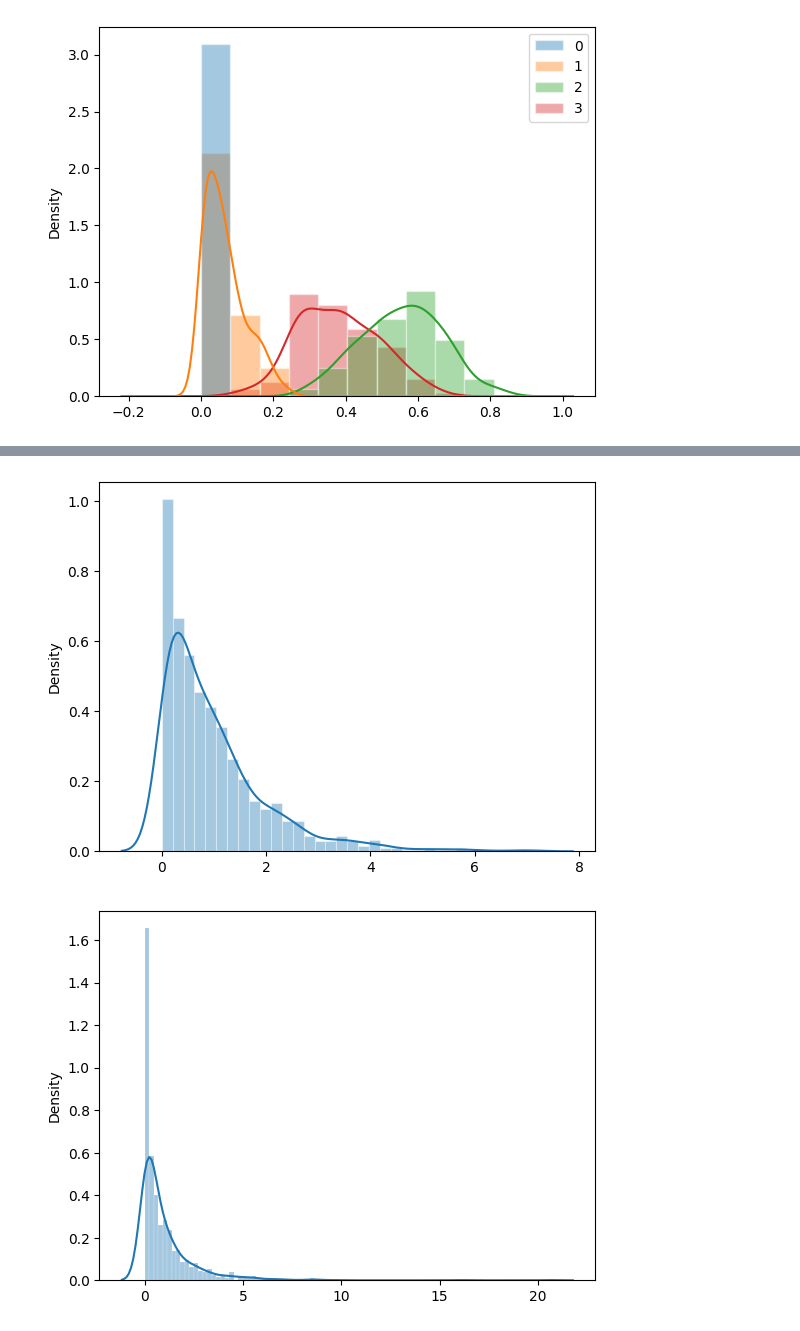
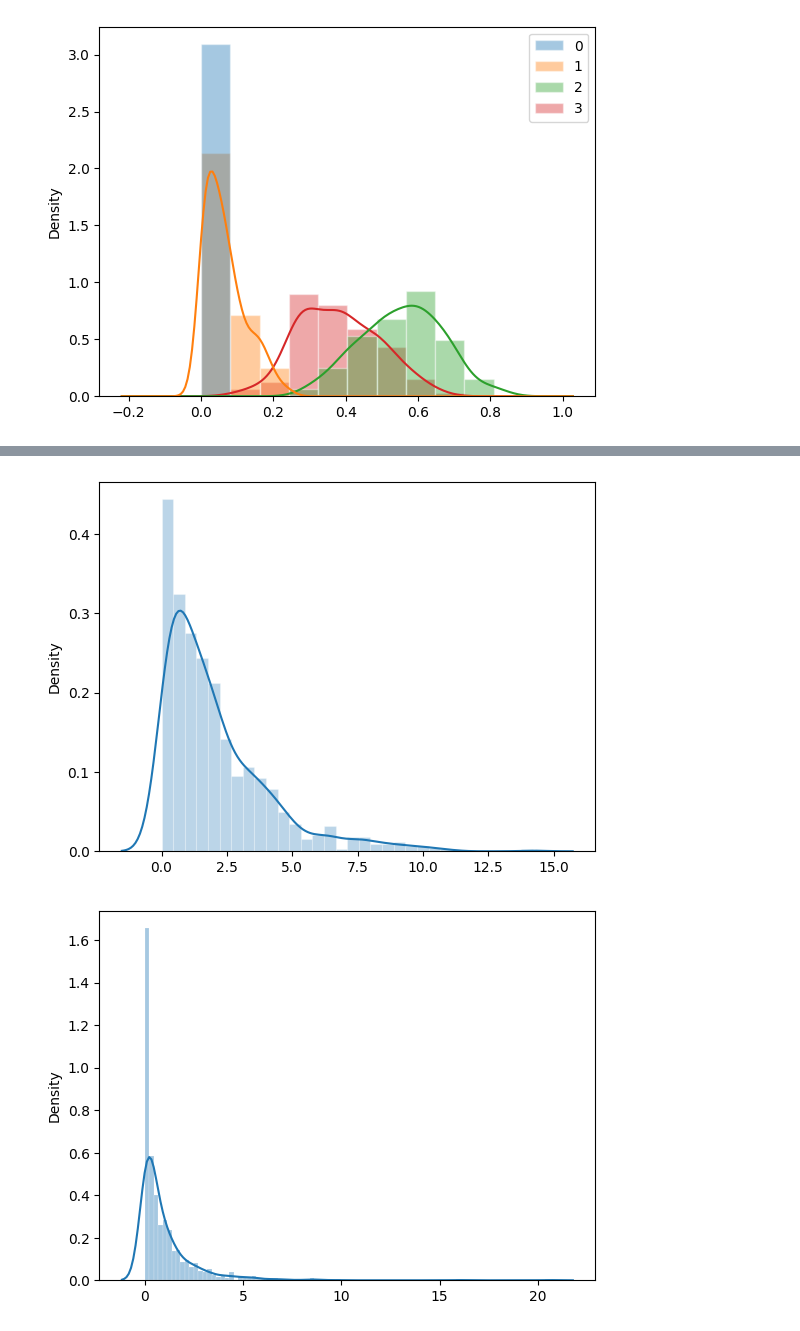
Before and after one commit to czaky/puzzles, a Jupyter notebook: numpy_intro.ipynb, the cells around one changed output, grey strips where cells are left out. Saved outputs shown, nothing was run; the diff lists cells and outputs as text; code cells hidden in the pictures.

```diff
--- a/numpy_intro.ipynb
+++ b/numpy_intro.ipynb
@@ -3299,6 +3497,6 @@ def distplot(data: np.array) -> None:
         kde=True,
         stat="density",
         kde_kws={"cut": 3},
-        alpha=0.4,
-        edgecolor=(1, 1, 1, 0.4),
+        alpha=0.3,
+        edgecolor=(1, 1, 1, 0.3),
     )
@@ -3331,5 +3585,5 @@ distplot(rng.dirichlet((0, 1, 10, 7), 100))
 # %%
-distplot(rng.exponential(1, 1000))
+distplot(rng.exponential(2, 1000))
 # %% [output]
-[figure, old version]
+[figure, new version]
 # %%
```
Also changed, not shown: parts of 52 cells of this notebook.
